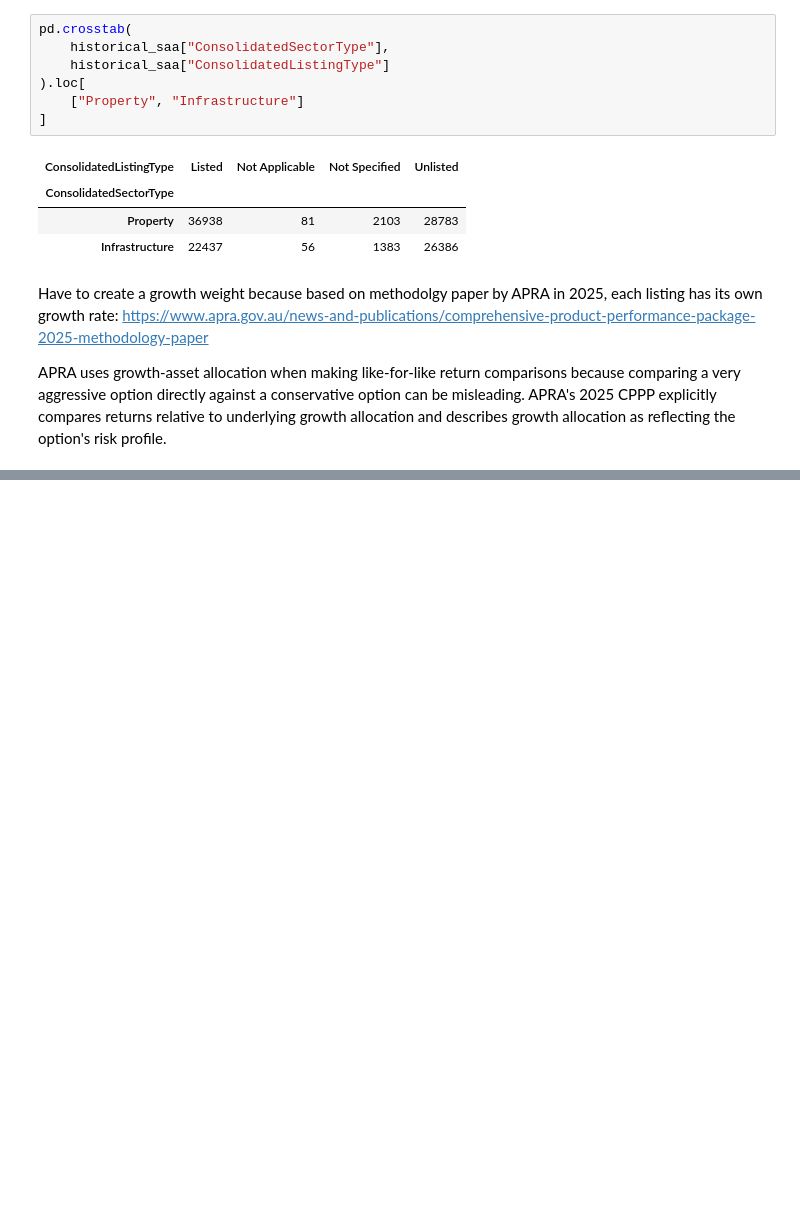
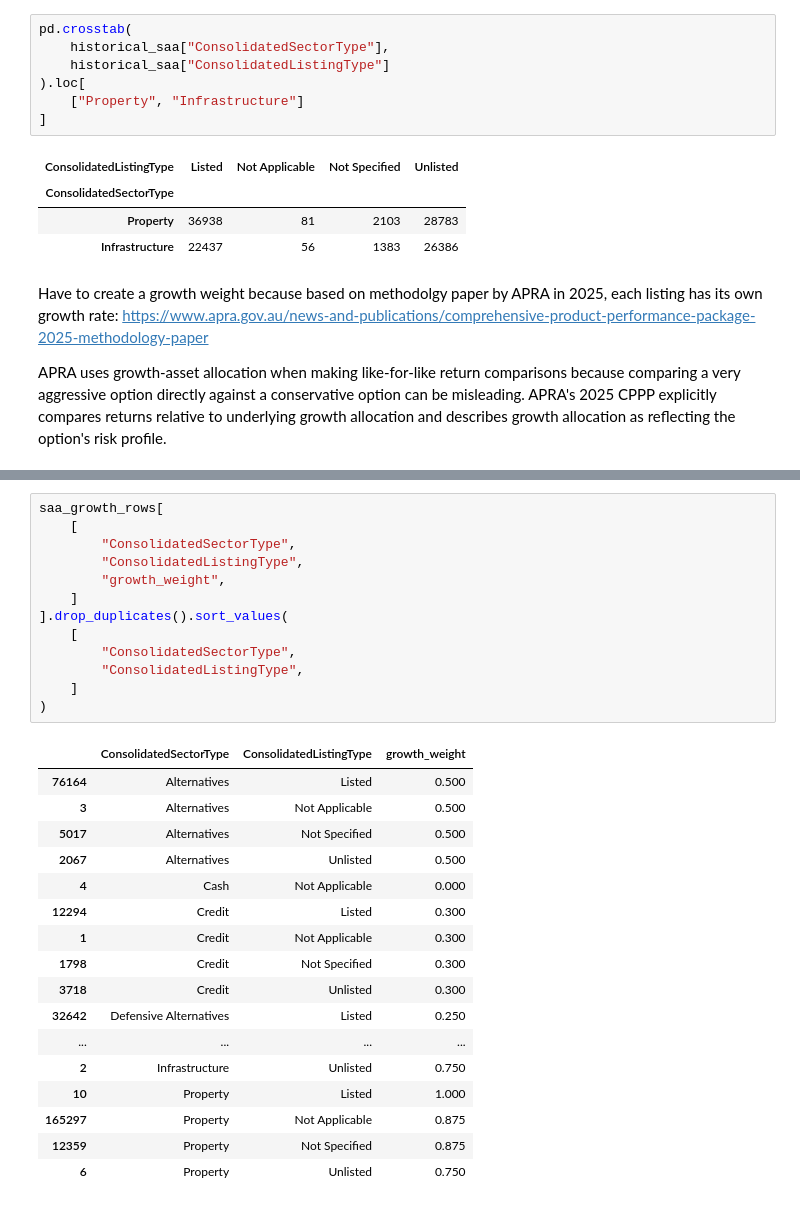
Before and after one commit to terra9/superannuation-performance-early-warning, a Jupyter notebook: notebooks/apra_data_audit.ipynb, the cells around one changed output, grey strips where cells are left out. Saved outputs shown, nothing was run; the diff lists cells and outputs as text; blank space fills up the shorter version.

Commit message:
Created the strategic growth-asset allocation feature.

```diff
--- a/notebooks/apra_data_audit.ipynb
+++ b/notebooks/apra_data_audit.ipynb
@@ -5973,0 +6041,31 @@ Name: count, dtype: int64
+# %%
+saa_growth_rows[
+    [
+        "ConsolidatedSectorType",
+        "ConsolidatedListingType",
+        "growth_weight",
+    ]
+].drop_duplicates().sort_values(
+    [
+        "ConsolidatedSectorType",
+        "ConsolidatedListingType",
+    ]
+)
+# %% [output]
+|  | ConsolidatedSectorType | ConsolidatedListingType | growth_weight |
+| 76164 | Alternatives | Listed | 0.500 |
+| 3 | Alternatives | Not Applicable | 0.500 |
+| 5017 | Alternatives | Not Specified | 0.500 |
+| 2067 | Alternatives | Unlisted | 0.500 |
+| 4 | Cash | Not Applicable | 0.000 |
+| 12294 | Credit | Listed | 0.300 |
+| 1 | Credit | Not Applicable | 0.300 |
+| 1798 | Credit | Not Specified | 0.300 |
+| 3718 | Credit | Unlisted | 0.300 |
+| 32642 | Defensive Alternatives | Listed | 0.250 |
+| ... | ... | ... | ... |
+| 2 | Infrastructure | Unlisted | 0.750 |
+| 10 | Property | Listed | 1.000 |
+| 165297 | Property | Not Applicable | 0.875 |
+| 12359 | Property | Not Specified | 0.875 |
+| 6 | Property | Unlisted | 0.750 |
```
Also changed, not shown: parts of 7 cells of this notebook.
